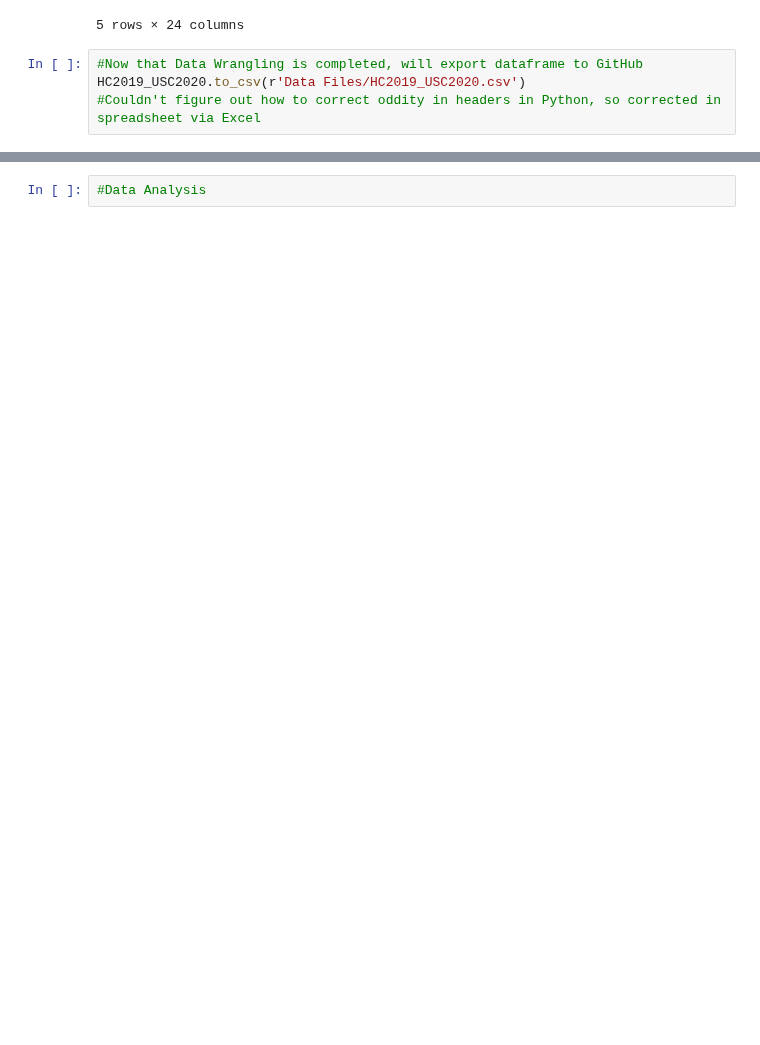
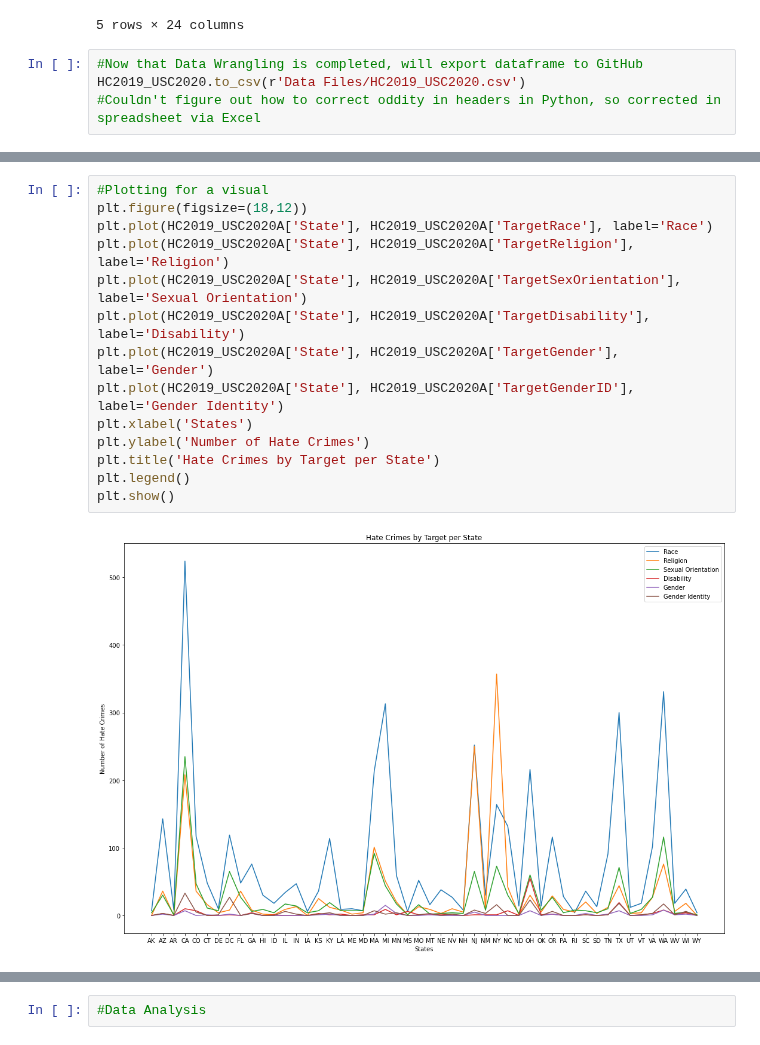
Before and after one commit to atamara/CrimeStatistics, a Jupyter notebook: Sayira Furnish - Data Wrangling.ipynb, the cells around one changed output, grey strips where cells are left out. Saved outputs shown, nothing was run; the diff lists cells and outputs as text; blank space fills up the shorter version.

```diff
--- a/Sayira Furnish - Data Wrangling.ipynb
+++ b/Sayira Furnish - Data Wrangling.ipynb
@@ -467,0 +459,16 @@ plt.plot(HC2019_USC2020A['State'], HC2019_USC2020A['TargetReligion'])
+# %%
+#Plotting for a visual
+plt.figure(figsize=(18,12))
+plt.plot(HC2019_USC2020A['State'], HC2019_USC2020A['TargetRace'], label='Race')
+plt.plot(HC2019_USC2020A['State'], HC2019_USC2020A['TargetReligion'], label='Religion')
+plt.plot(HC2019_USC2020A['State'], HC2019_USC2020A['TargetSexOrientation'], label='Sexual Orientation')
+plt.plot(HC2019_USC2020A['State'], HC2019_USC2020A['TargetDisability'], label='Disability')
+plt.plot(HC2019_USC2020A['State'], HC2019_USC2020A['TargetGender'], label='Gender')
+plt.plot(HC2019_USC2020A['State'], HC2019_USC2020A['TargetGenderID'], label='Gender Identity')
+plt.xlabel('States')
+plt.ylabel('Number of Hate Crimes')
+plt.title('Hate Crimes by Target per State')
+plt.legend()
+plt.show()
+# %% [output]
+[figure, added]
```
Also changed, not shown: parts of 18 cells of this notebook.
